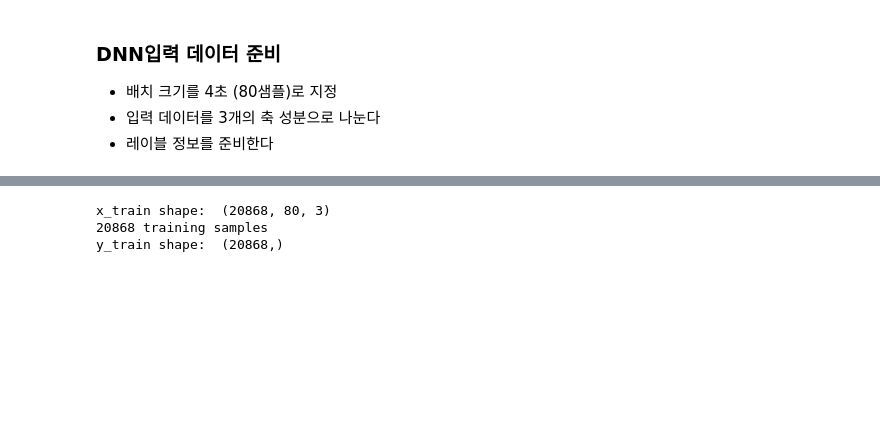
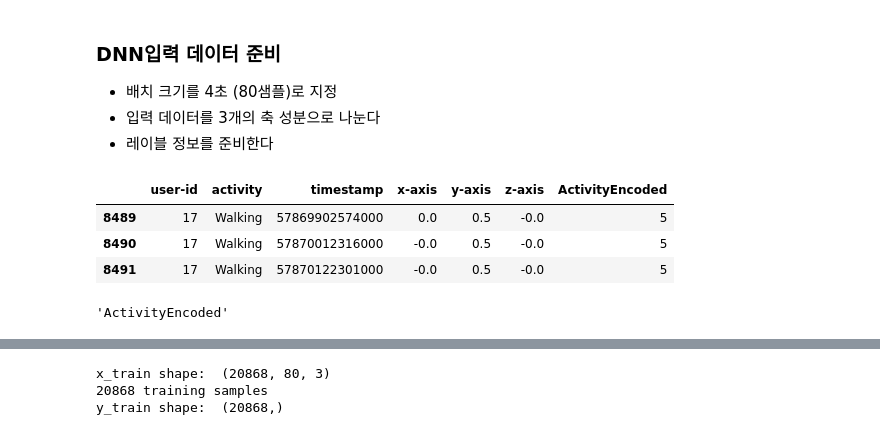
Before and after one commit to StillWork/c9, a Jupyter notebook: gg_66_행동데이터분석.ipynb, the cells around one changed output, grey strips where cells are left out. Saved outputs shown, nothing was run; the diff lists cells and outputs as text; code cells hidden in the pictures; blank space fills up the shorter version.

```diff
--- a/gg_66_행동데이터분석.ipynb
+++ b/gg_66_행동데이터분석.ipynb
@@ -243,3 +245,16 @@ df_test[:3]
 - 배치 크기를 4초 (80샘플)로 지정
 - 입력 데이터를 3개의 축 성분으로 나눈다
 - 레이블 정보를 준비한다
+# %%
+df_train[:3]
+# %% [output]
+|  | user-id | activity | timestamp | x-axis | y-axis | z-axis | ActivityEncoded |
+| 8489 | 17 | Walking | 57869902574000 | 0.0 | 0.5 | -0.0 | 5 |
+| 8490 | 17 | Walking | 57870012316000 | -0.0 | 0.5 | -0.0 | 5 |
+| 8491 | 17 | Walking | 57870122301000 | -0.0 | 0.5 | -0.0 | 5 |
+# %%
+# 보충 설명
+# 아래 변수 'LABEL'에는 'ActivityEncoded'가 들어 있다 (동작 구분 코드임)
+LABEL
+# %% [output]
+'ActivityEncoded'
```
Also changed, not shown: parts of 16 cells of this notebook.
